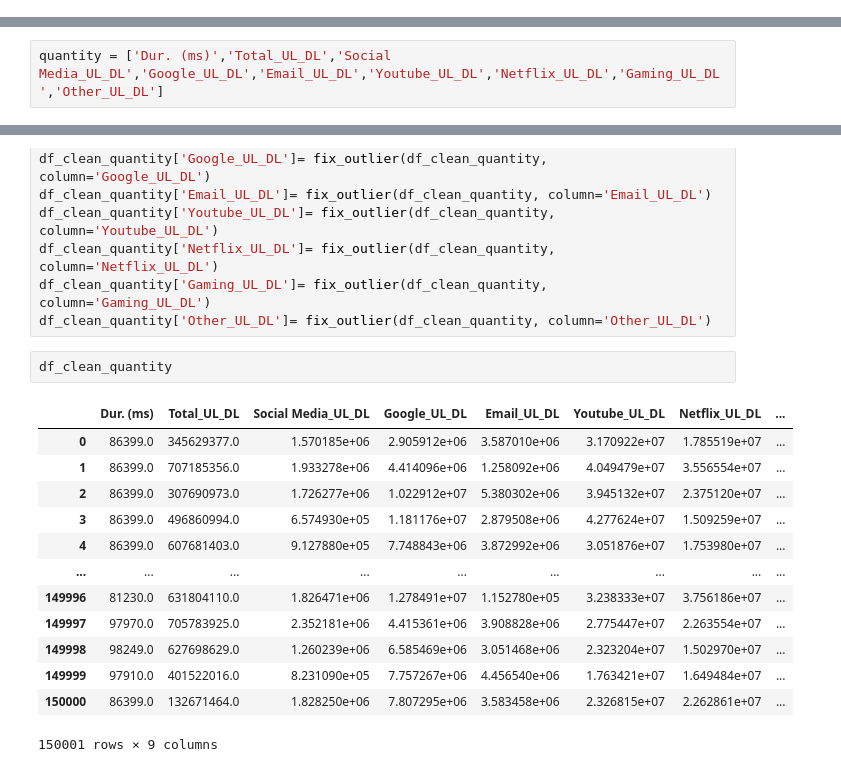
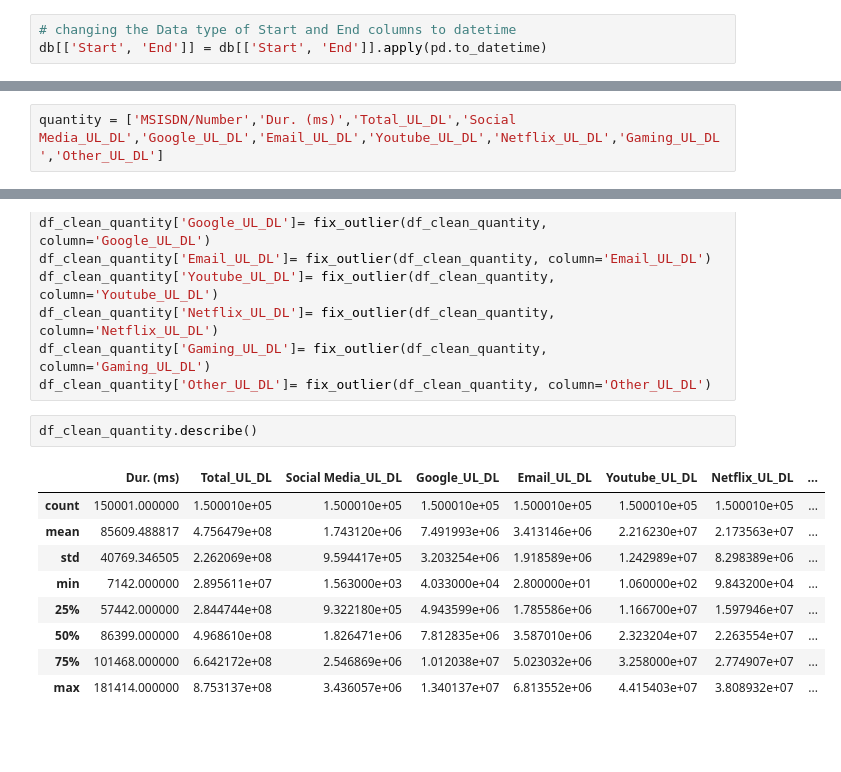
Before and after one commit to nebasam/Telecom_Data_Analysis, a Jupyter notebook: TelecomDataAnalysis.ipynb, the cells around one changed output, grey strips where cells are left out. Saved outputs shown, nothing was run; the diff lists cells and outputs as text; blank space fills up the shorter version.

```diff
--- a/TelecomDataAnalysis.ipynb
+++ b/TelecomDataAnalysis.ipynb
@@ -41,3 +71,6 @@ db.columns.tolist()
+# %%
+# changing the Data type of Start and End columns to datetime
+db[['Start', 'End']] = db[['Start', 'End']].apply(pd.to_datetime)
 # %%
 # number of data points
 print(f" There are {db.shape[0]} rows and {db.shape[1]} columns")
@@ -267,7 +457,7 @@ Gaming_UL_DL                          0
 Other_UL_DL                           0
 dtype: int64
 # %%
-quantity = ['Dur. (ms)','Total_UL_DL','Social Media_UL_DL','Google_UL_DL','Email_UL_DL','Youtube_UL_DL','Netflix_UL_DL','Gaming_UL_DL','Other_UL_DL']
+quantity = ['MSISDN/Number','Dur. (ms)','Total_UL_DL','Social Media_UL_DL','Google_UL_DL','Email_UL_DL','Youtube_UL_DL','Netflix_UL_DL','Gaming_UL_DL','Other_UL_DL']
 # %%
 df_clean_quantity = df_clean[quantity]
 df_clean_quantity.head()
@@ -346,18 +562,14 @@ df_clean_quantity['Netflix_UL_DL']= fix_outlier(df_clean_quantity, column='Netfl
 df_clean_quantity['Gaming_UL_DL']= fix_outlier(df_clean_quantity, column='Gaming_UL_DL')
 df_clean_quantity['Other_UL_DL']= fix_outlier(df_clean_quantity, column='Other_UL_DL')
 # %%
-df_clean_quantity
+df_clean_quantity.describe()
 # %% [output]
 |  | Dur. (ms) | Total_UL_DL | Social Media_UL_DL | Google_UL_DL | Email_UL_DL | Youtube_UL_DL | Netflix_UL_DL | ... |
-| 0 | 86399.0 | 345629377.0 | 1.570185e+06 | 2.905912e+06 | 3.587010e+06 | 3.170922e+07 | 1.785519e+07 | ... |
-| 1 | 86399.0 | 707185356.0 | 1.933278e+06 | 4.414096e+06 | 1.258092e+06 | 4.049479e+07 | 3.556554e+07 | ... |
-| 2 | 86399.0 | 307690973.0 | 1.726277e+06 | 1.022912e+07 | 5.380302e+06 | 3.945132e+07 | 2.375120e+07 | ... |
-| 3 | 86399.0 | 496860994.0 | 6.574930e+05 | 1.181176e+07 | 2.879508e+06 | 4.277624e+07 | 1.509259e+07 | ... |
-| 4 | 86399.0 | 607681403.0 | 9.127880e+05 | 7.748843e+06 | 3.872992e+06 | 3.051876e+07 | 1.753980e+07 | ... |
-| ... | ... | ... | ... | ... | ... | ... | ... | ... |
-| 149996 | 81230.0 | 631804110.0 | 1.826471e+06 | 1.278491e+07 | 1.152780e+05 | 3.238333e+07 | 3.756186e+07 | ... |
-| 149997 | 97970.0 | 705783925.0 | 2.352181e+06 | 4.415361e+06 | 3.908828e+06 | 2.775447e+07 | 2.263554e+07 | ... |
-| 149998 | 98249.0 | 627698629.0 | 1.260239e+06 | 6.585469e+06 | 3.051468e+06 | 2.323204e+07 | 1.502970e+07 | ... |
-| 149999 | 97910.0 | 401522016.0 | 8.231090e+05 | 7.757267e+06 | 4.456540e+06 | 1.763421e+07 | 1.649484e+07 | ... |
-| 150000 | 86399.0 | 132671464.0 | 1.828250e+06 | 7.807295e+06 | 3.583458e+06 | 2.326815e+07 | 2.262861e+07 | ... |
+| count | 150001.000000 | 1.500010e+05 | 1.500010e+05 | 1.500010e+05 | 1.500010e+05 | 1.500010e+05 | 1.500010e+05 | ... |
+| mean | 85609.488817 | 4.756479e+08 | 1.743120e+06 | 7.491993e+06 | 3.413146e+06 | 2.216230e+07 | 2.173563e+07 | ... |
+| std | 40769.346505 | 2.262069e+08 | 9.594417e+05 | 3.203254e+06 | 1.918589e+06 | 1.242989e+07 | 8.298389e+06 | ... |
+| min | 7142.000000 | 2.895611e+07 | 1.563000e+03 | 4.033000e+04 | 2.800000e+01 | 1.060000e+02 | 9.843200e+04 | ... |
+| 25% | 57442.000000 | 2.844744e+08 | 9.322180e+05 | 4.943599e+06 | 1.785586e+06 | 1.166700e+07 | 1.597946e+07 | ... |
+| 50% | 86399.000000 | 4.968610e+08 | 1.826471e+06 | 7.812835e+06 | 3.587010e+06 | 2.323204e+07 | 2.263554e+07 | ... |
+| 75% | 101468.000000 | 6.642172e+08 | 2.546869e+06 | 1.012038e+07 | 5.023032e+06 | 3.258000e+07 | 2.774907e+07 | ... |
+| max | 181414.000000 | 8.753137e+08 | 3.436057e+06 | 1.340137e+07 | 6.813552e+06 | 4.415403e+07 | 3.808932e+07 | ... |
-150001 rows × 9 columns
```
Also changed, not shown: parts of 39 cells of this notebook, 15 other files.
